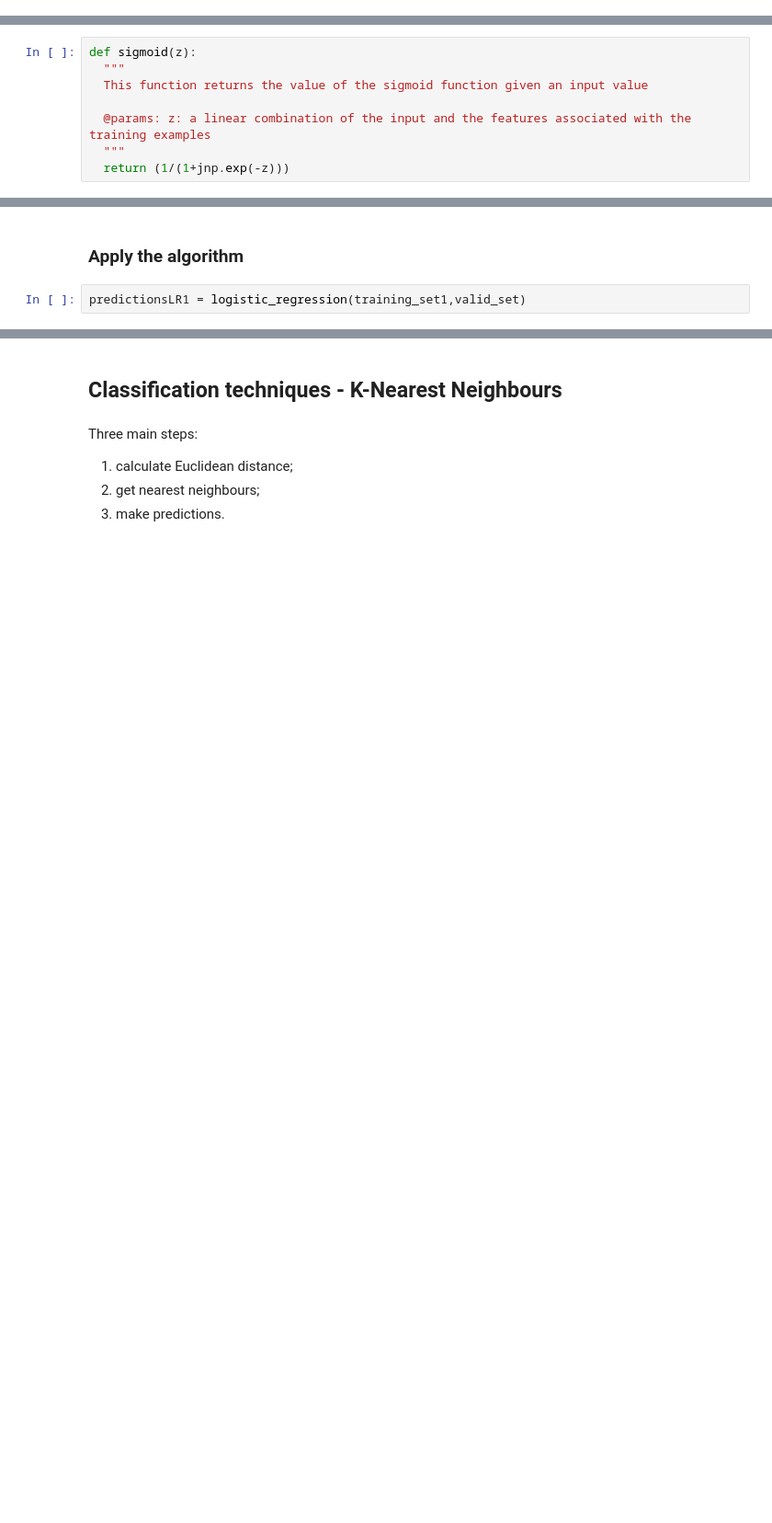
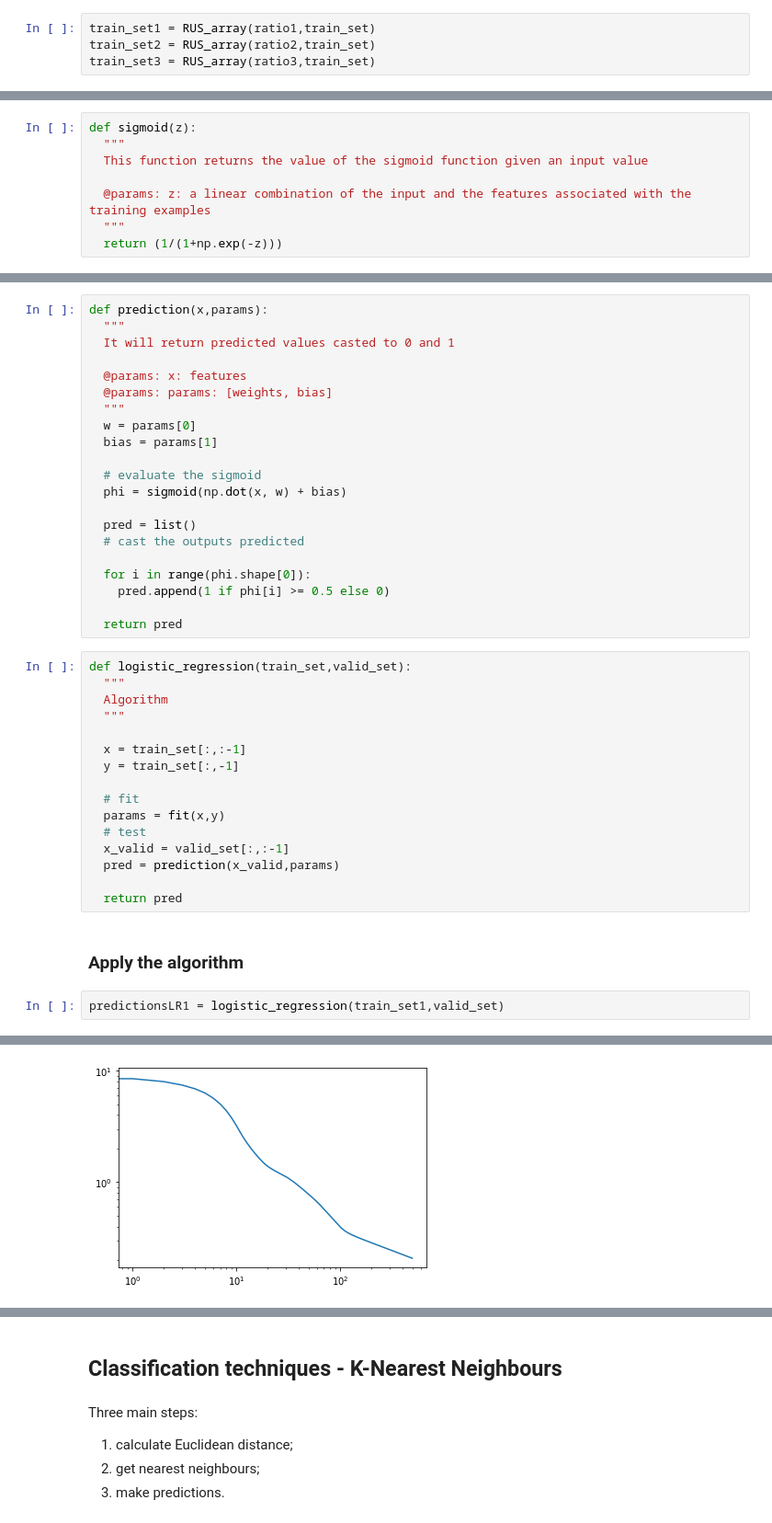
Before and after one commit to MargheritaMusumeci/Credit-card-fraud-detection, a Jupyter notebook: CCFD.ipynb, the cells around one changed output, grey strips where cells are left out. Shown at 92% size. Drawn from its saved outputs; the diff is of its cells as text; blank space fills up the shorter version.

Commit message:
New version of logistic regression with gradient calculation

```diff
--- a/CCFD.ipynb
+++ b/CCFD.ipynb
@@ -306,2 +385,6 @@ new training set len   :  1348
+# %%
+train_set1 = RUS_array(ratio1,train_set)
+train_set2 = RUS_array(ratio2,train_set)
+train_set3 = RUS_array(ratio3,train_set)
 # %% [markdown]
 ## **Classification techniques** - Logistic Regression
@@ -334,7 +434,7 @@ def sigmoid(z):
 
   @params: z: a linear combination of the input and the features associated with the training examples
   """
-  return (1/(1+jnp.exp(-z)))
+  return (1/(1+np.exp(-z)))
 # %%
 # print the sigmoid function in the range (-7 , +7)
 
@@ -583,4 +562,42 @@ def logistic_regression(training_set, test_set):
+# %%
+def prediction(x,params):
+  """
+  It will return predicted values casted to 0 and 1
+
+  @params: x: features
+  @params: params: [weights, bias]
+  """
+  w = params[0]
+  bias = params[1]
+
+  # evaluate the sigmoid
+  phi = sigmoid(np.dot(x, w) + bias)
+
+  pred = list()
+  # cast the outputs predicted
+
+  for i in range(phi.shape[0]):
+    pred.append(1 if phi[i] >= 0.5 else 0)
+
+  return pred
+# %%
+def logistic_regression(train_set,valid_set):
+  """
+  Algorithm
+  """
+
+  x = train_set[:,:-1]
+  y = train_set[:,-1]
+
+  # fit
+  params = fit(x,y)
+  # test
+  x_valid = valid_set[:,:-1]
+  pred = prediction(x_valid,params)
+
+  return pred
 # %% [markdown]
 ### Apply the algorithm
 # %%
-predictionsLR1 = logistic_regression(training_set1,valid_set)
+predictionsLR1 = logistic_regression(train_set1,valid_set)
+# %% [output]
@@ -587 +605,2 @@ predictionsLR1 = logistic_regression(training_set1,valid_set)
+[figure, added]
 # %%
```
Also changed, not shown: parts of 105 cells of this notebook.
